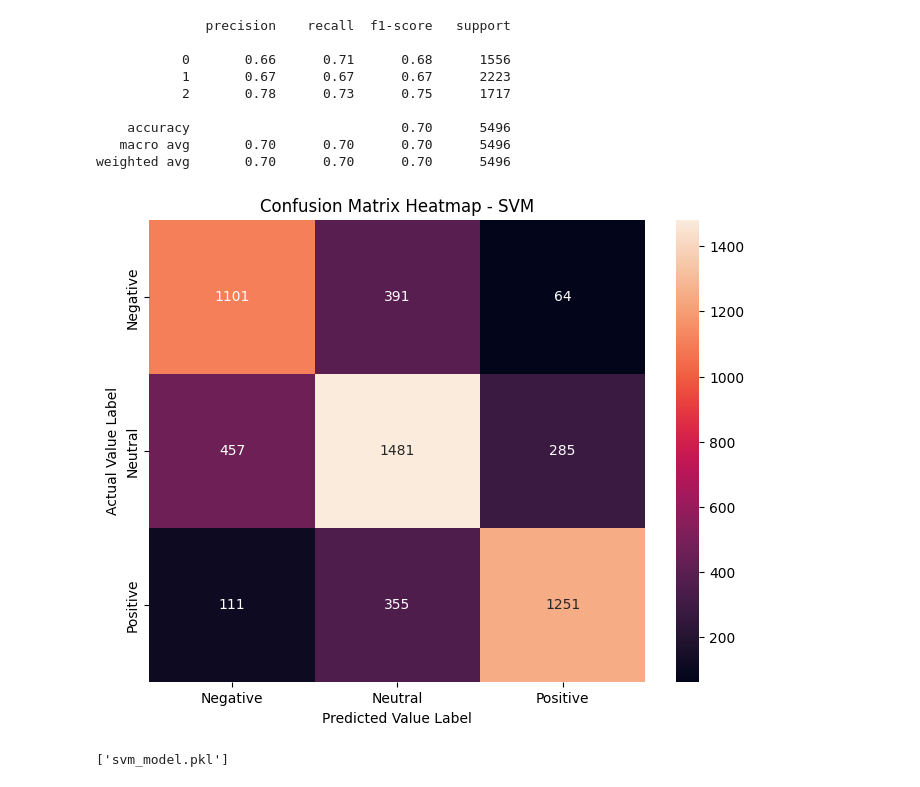
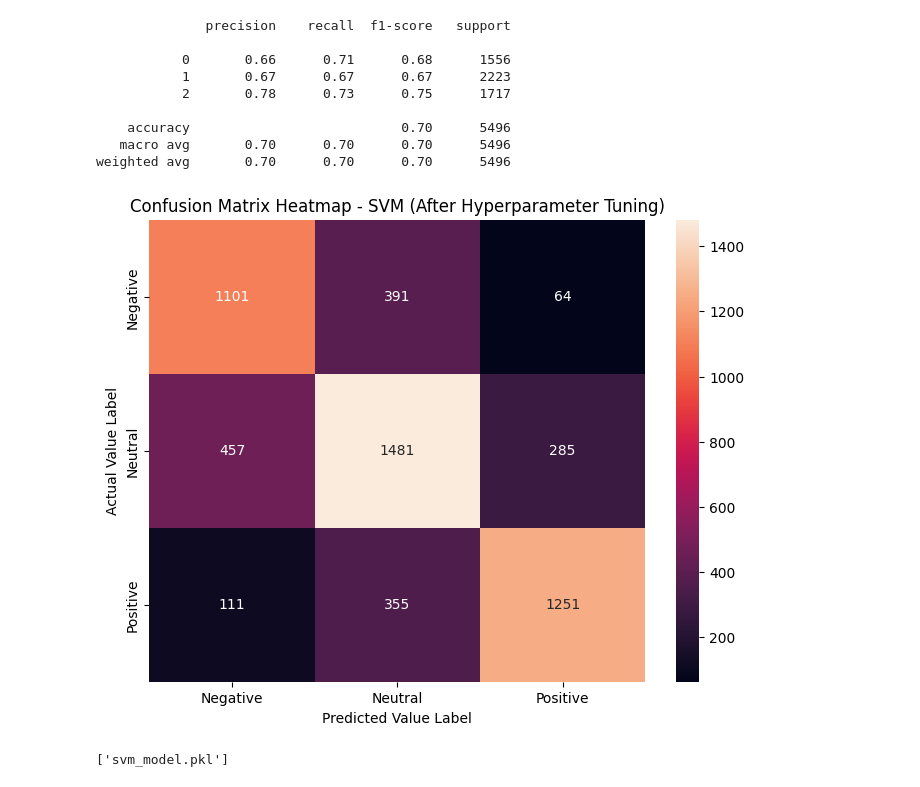
Before and after one commit to meutsabdahal/text-sentiment-analysis, a Jupyter notebook: text_sentiment_analysis.ipynb, the cells around one changed output. Drawn from its saved outputs; the diff is of its cells as text; code cells hidden in the pictures.

Commit message:
hyperparameter tunning optimized

```diff
--- a/text_sentiment_analysis.ipynb
+++ b/text_sentiment_analysis.ipynb
@@ -404,14 +405,10 @@ ROC-AUC: 0.8416823410913997
 # %%
 from sklearn.model_selection import GridSearchCV
 # %%
-# param_grid = {
-#     'C': [0.1, 0.5, 1, 5, 10],
-#     'kernel': ['linear'],
-# }
 param_grid = {
-    'C': [0.01, 0.1, 0.5, 1, 5, 10, 100],  # broader range
+    'C': [1, 5, 10, 100],
     'kernel': ['linear'],
-    'class_weight': ['balanced', None]
+    'class_weight': ['balanced']
 }
 
 # grid search
@@ -449,13 +441,14 @@ weighted avg       0.70      0.70      0.70      5496
 # %%
 # heatmap with confusion matrix
 plt.figure(figsize=(8, 6))
 sns.heatmap(confusion_matrix(y_test, y_pred_svm_optimized), annot=True, fmt='d', xticklabels=['Negative', 'Neutral', 'Positive'], yticklabels=['Negative', 'Neutral', 'Positive'])
 plt.xlabel('Predicted Value Label')
 plt.ylabel('Actual Value Label')
-plt.title('Confusion Matrix Heatmap - SVM')
+plt.title('Confusion Matrix Heatmap - SVM (After Hyperparameter Tuning)')
+plt.savefig('charts/confusion_matrix_hyperparameter.png')
 plt.show()
 # %% [output]
-[figure, old version]
+[figure, new version]
 # %%
 # model save
 joblib.dump(svm, 'svm_model.pkl')
```
Also changed, not shown: parts of 17 cells of this notebook, 7 other files.
